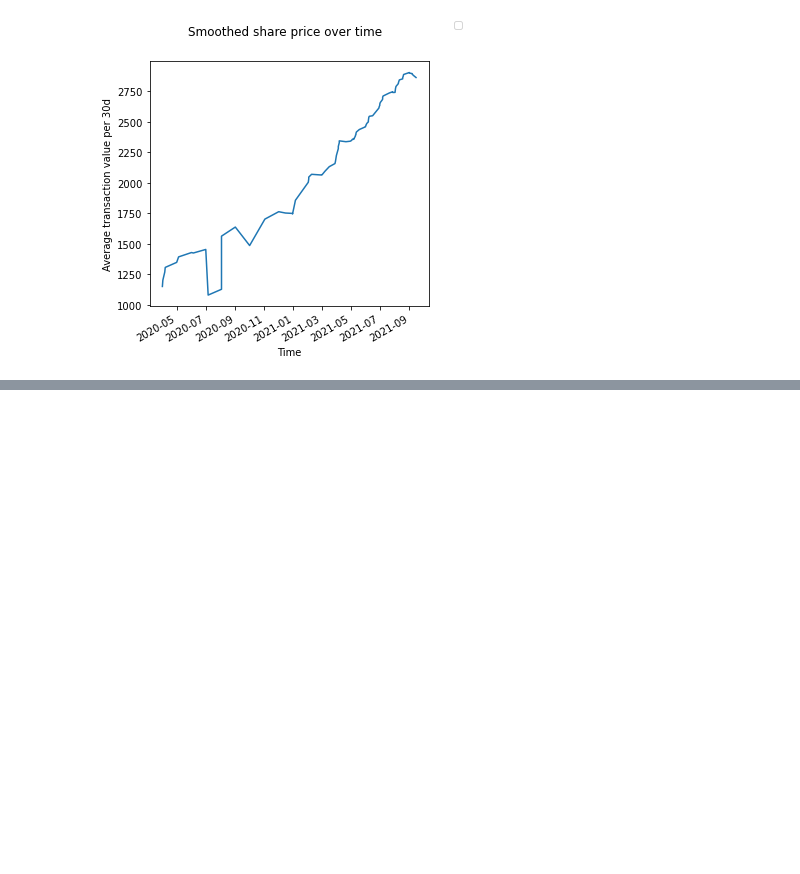
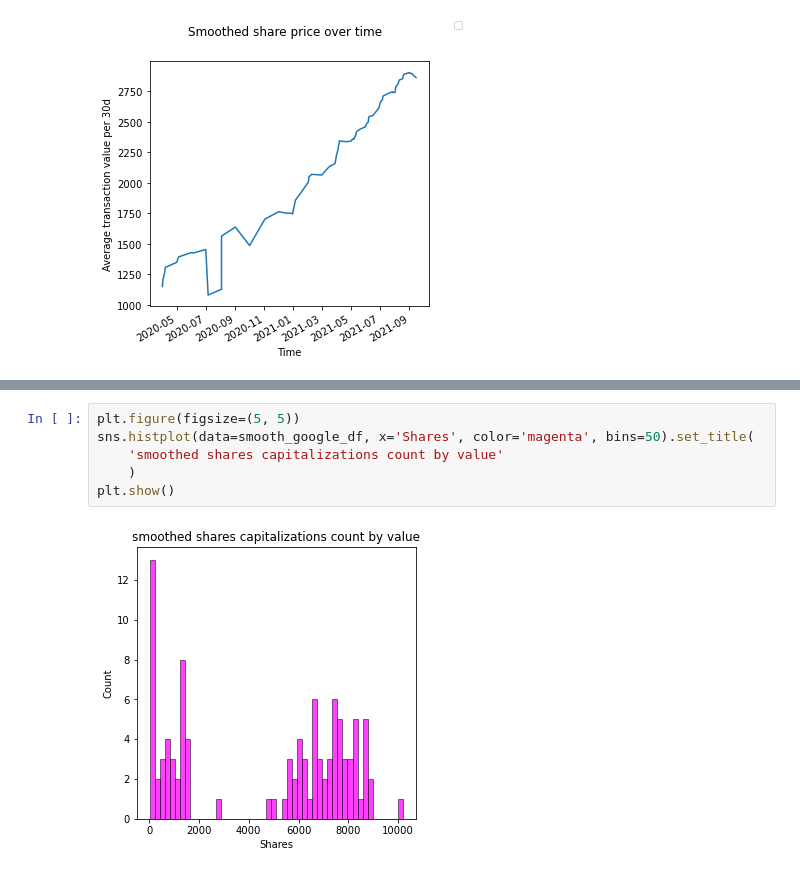
Before and after one commit to IX-Swap/data-science, a Jupyter notebook: fast_shares_analysis.ipynb, the cells around one changed output, grey strips where cells are left out. Drawn from its saved outputs; the diff is of its cells as text; blank space fills up the shorter version.

```diff
--- a/fast_shares_analysis.ipynb
+++ b/fast_shares_analysis.ipynb
@@ -368,0 +368,8 @@ plt.show()
+# %%
+plt.figure(figsize=(5, 5))
+sns.histplot(data=smooth_google_df, x='Shares', color='magenta', bins=50).set_title(
+    'smoothed shares capitalizations count by value'
+    )
+plt.show()
+# %% [output]
+[figure, added]
```
Also changed, not shown: parts of 43 cells of this notebook.
